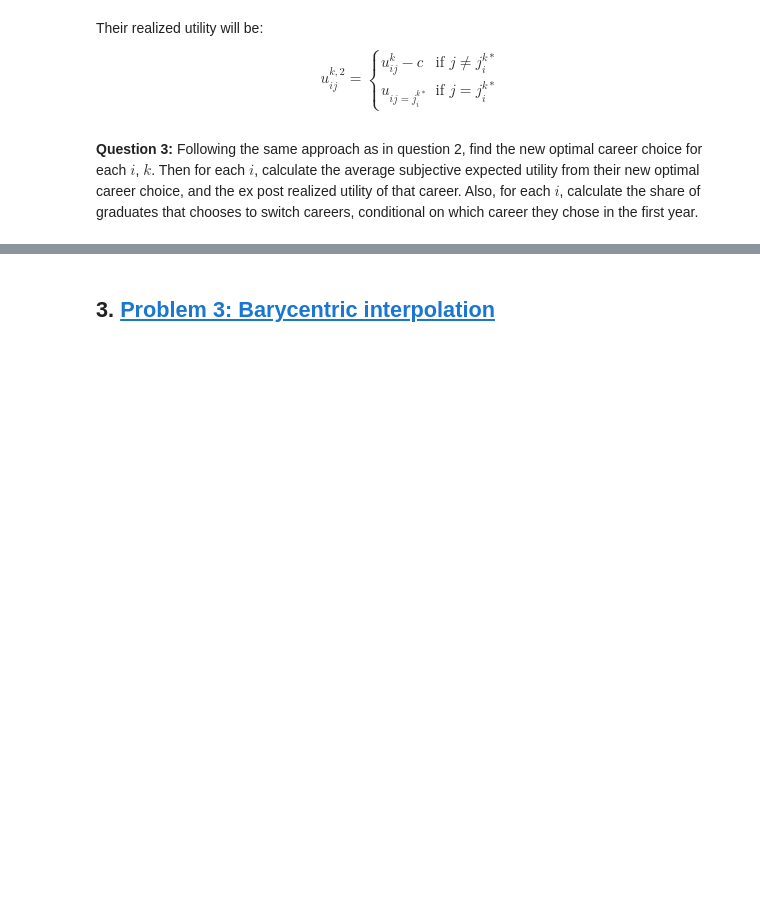
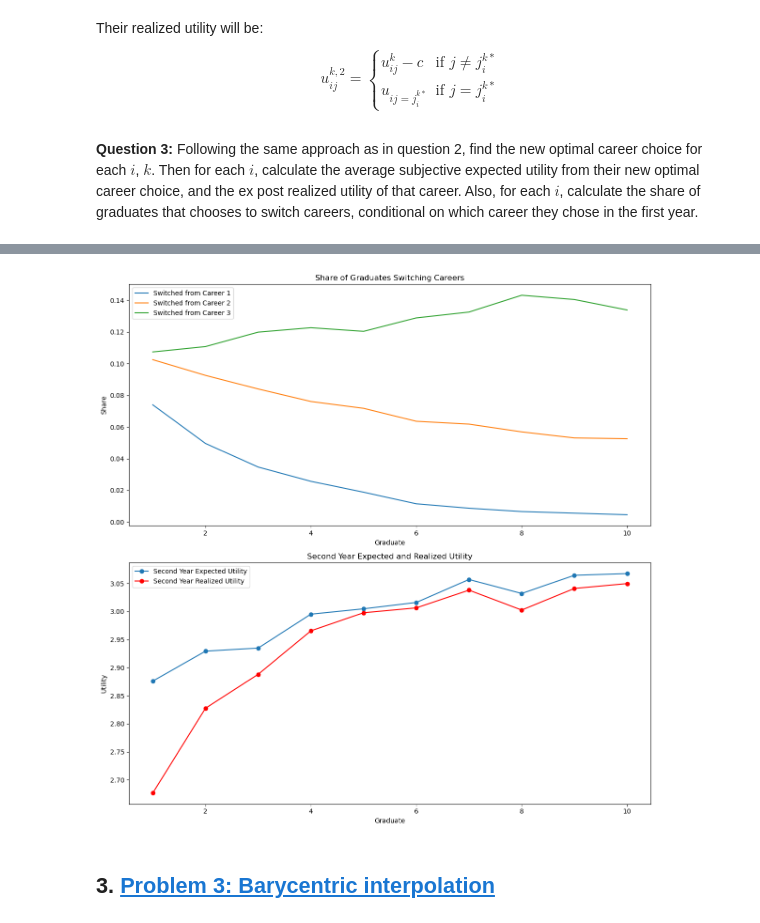
Before and after one commit to NumEconCopenhagen/projects-2024-daniel-og-lukas, a Jupyter notebook: examproject/exam_2024.ipynb, the cells around one changed output, grey strips where cells are left out. Cells and saved outputs as stored; diff of their text form; code cells hidden in the pictures; blank space fills up the shorter version.

```diff
--- a/examproject/exam_2024.ipynb
+++ b/examproject/exam_2024.ipynb
@@ -583,3 +472,94 @@ plt.show()
+# %%
+# Arrays to store second year results
+new_expected_utilities = np.zeros(par.N)
+new_realized_utilities = np.zeros(par.N)
+switching_shares = np.zeros((par.N, par.J))
+
+# Simulate the process for K iterations
+for k in range(par.K):
+    first_year_choices = np.zeros(par.N, dtype=int)
+
+    for i in range(par.N):
+        Fi = par.F[i]
+        prior_expected_utility = np.zeros(par.J)
+
+        for j in range(par.J):
+            epsilon_friends = np.random.normal(0, par.sigma, Fi)
+            prior_expected_utility[j] = par.v[j] + np.mean(epsilon_friends)
+
+        epsilon_individual = np.random.normal(0, par.sigma, par.J)
+
+        chosen_career = np.argmax(prior_expected_utility)
+        first_year_choices[i] = chosen_career
+        choices[i, chosen_career] += 1
+
+        expected_utilities[i] += prior_expected_utility[chosen_career]
+        realized_utilities[i] += par.v[chosen_career] + epsilon_individual[chosen_career]
+
+        # Second year decision
+        new_prior_expected_utility = prior_expected_utility
+        new_prior_expected_utility[chosen_career] = par.v[chosen_career] + epsilon_individual[chosen_career]
+        for j in range(par.J):
+            if j != chosen_career:
+                new_prior_expected_utility[j] -= par.c
+
+        new_chosen_career = np.argmax(new_prior_expected_utility)
+
+        if new_chosen_career != chosen_career:
+            switching_shares[i, chosen_career] += 1
+
+        new_expected_utilities[i] += new_prior_expected_utility[new_chosen_career]
+        if new_chosen_career == chosen_career:
+            new_realized_utilities[i] += par.v[chosen_career] + epsilon_individual[chosen_career]
+        else:
+            new_realized_utilities[i] += par.v[new_chosen_career] + epsilon_individual[new_chosen_career] - par.c
+
+# Calculate averages
+choices /= par.K
+expected_utilities /= par.K
+realized_utilities /= par.K
+new_expected_utilities /= par.K
+new_realized_utilities /= par.K
+switching_shares /= par.K
+
+# Calculate the share of graduates switching from each career
+switching_shares_by_career = switching_shares.sum(axis=0) / par.K
+
+# Prepare data for visualization
+results = pd.DataFrame({
+    'Graduate': np.arange(1, par.N + 1),
+    'First Year Expected Utility': expected_utilities,
+    'First Year Realized Utility': realized_utilities,
+    'Second Year Expected Utility': new_expected_utilities,
+    'Second Year Realized Utility': new_realized_utilities,
+})
+
+for j in range(par.J):
+    results[f'Share Choosing Career {j + 1}'] = choices[:, j]
+
+# Visualize results
+fig, axs = plt.subplots(2, 1, figsize=(12, 12))
+
+# Plot the share of graduates that choose to switch careers conditional on first-year career choice
+for j in range(par.J):
+    axs[0].plot(results['Graduate'], switching_shares[:, j], label=f'Switched from Career {j + 1}')
+axs[0].set_title('Share of Graduates Switching Careers')
+axs[0].set_xlabel('Graduate')
+axs[0].set_ylabel('Share')
+axs[0].legend()
+
+# Plot the average subjective expected utility and the average ex post realized utility for the second year
+axs[1].plot(results['Graduate'], results['Second Year Expected Utility'], marker='o', label='Second Year Expected Utility')
+axs[1].plot(results['Graduate'], results['Second Year Realized Utility'], marker='o', color='r', label='Second Year Realized Utility')
+axs[1].set_title('Second Year Expected and Realized Utility')
+axs[1].set_xlabel('Graduate')
+axs[1].set_ylabel('Utility')
+axs[1].legend()
+
+plt.tight_layout()
+plt.show()
+# %% [output]
+[figure, added]
 # %% [markdown]
 ## 3. <a id='toc3_'></a>[Problem 3: Barycentric interpolation](#toc0_)
 # %% [markdown]
```
Also changed, not shown: parts of 8 cells of this notebook, 2 other files.
